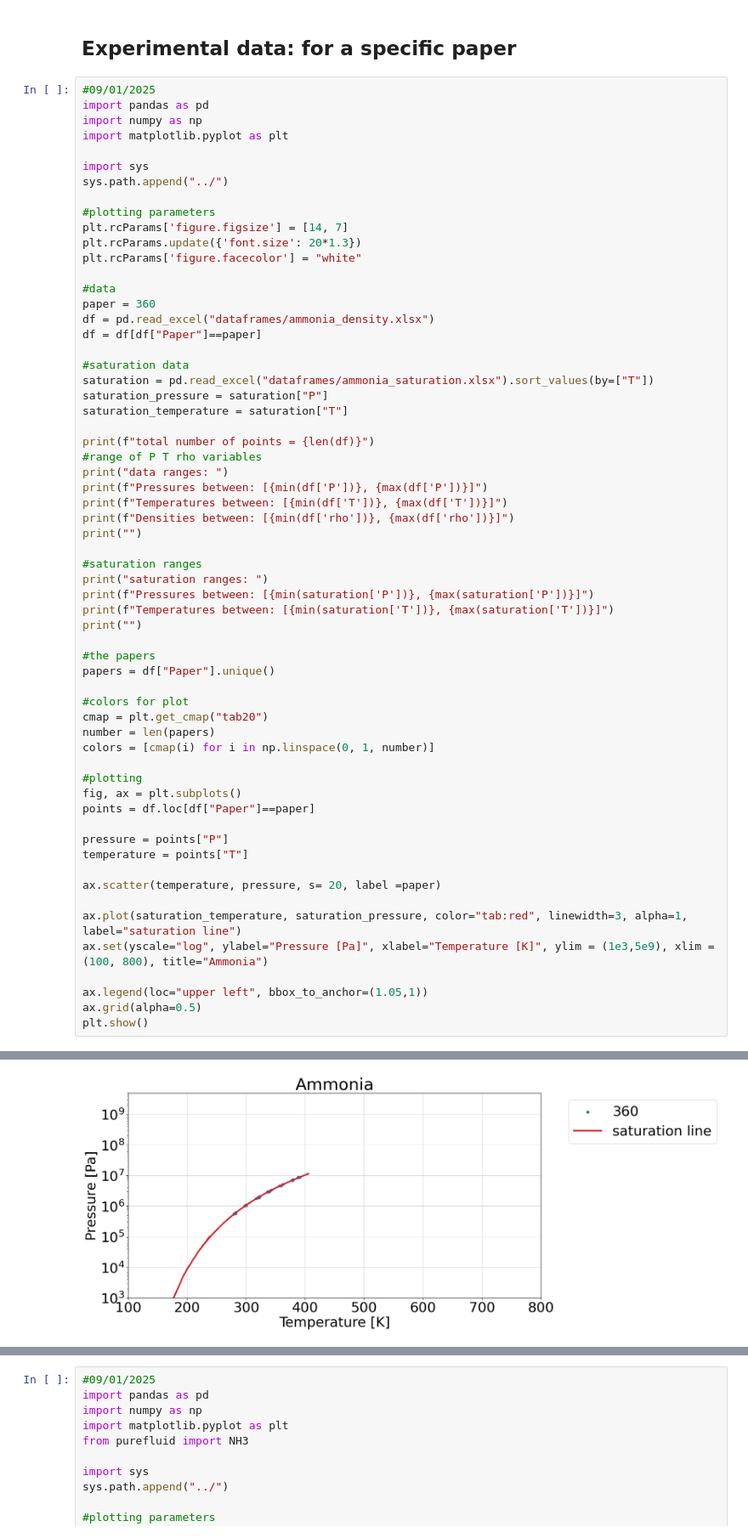
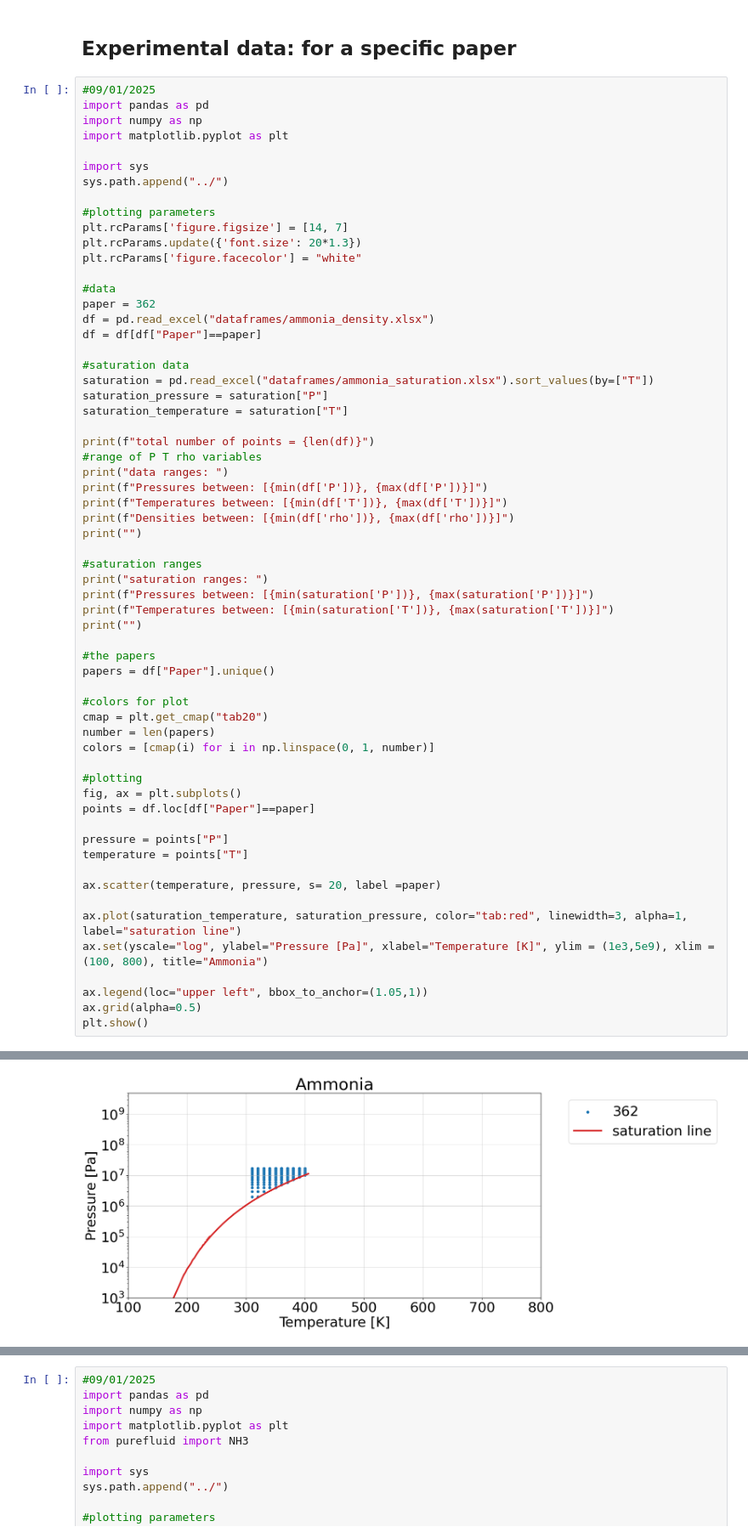
Before and after one commit to CatDN/mordu, a Jupyter notebook: ammonia.ipynb, the cells around one changed output, grey strips where cells are left out. Shown: that part at 85% size. Cells and saved outputs as stored; diff of their text form.

```diff
--- a/ammonia.ipynb
+++ b/ammonia.ipynb
@@ -98,7 +98,7 @@ plt.rcParams.update({'font.size': 20*1.3})
 plt.rcParams['figure.facecolor'] = "white"
 
 #data
-paper = 360
+paper = 362
 df = pd.read_excel("dataframes/ammonia_density.xlsx")
 df = df[df["Paper"]==paper]
 
@@ -153,5 +153,5 @@ Densities between: [3.5, 629.6]
 
 saturation ranges:
 Pressures between: [133.322, 11302803.75]
 Temperatures between: [159.8, 405.6]
-[figure, old version]
+[figure, new version]
```
Also changed, not shown: parts of 5 cells of this notebook, 6 other files.
